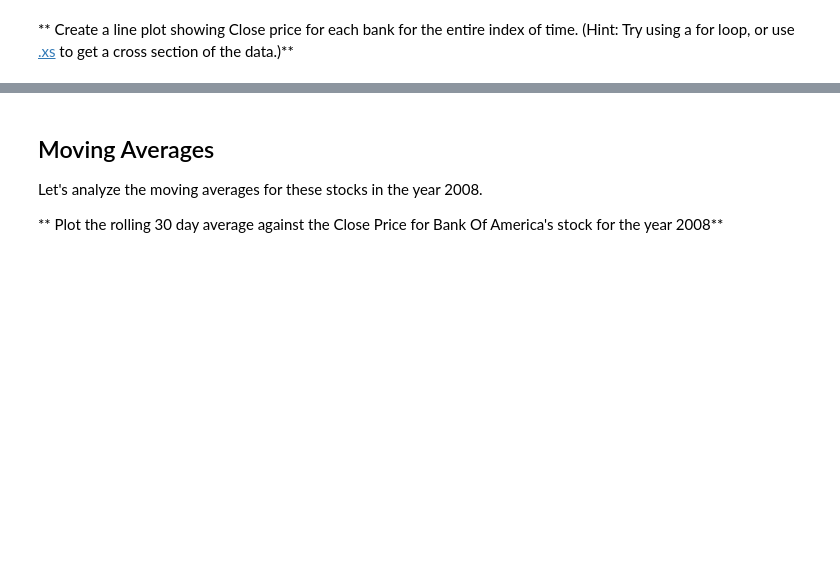
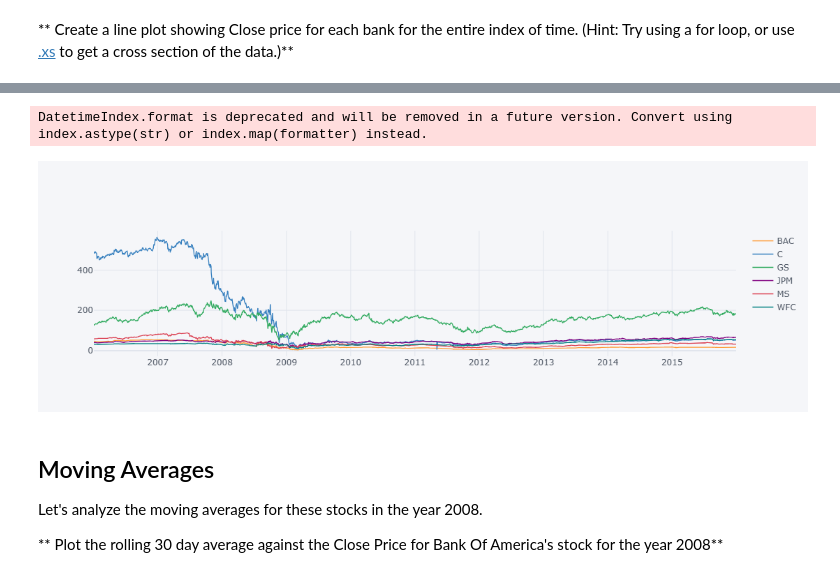
Before and after one commit to SpeedBird789/Data-Capstone-Project, a Jupyter notebook: Finance Project My Attempt.ipynb, the cells around one changed output, grey strips where cells are left out. Drawn from its saved outputs; the diff is of its cells as text; code cells hidden in the pictures; blank space fills up the shorter version.

```diff
--- a/Finance Project My Attempt.ipynb
+++ b/Finance Project My Attempt.ipynb
@@ -255,3 +257,9 @@ cf.go_offline()
+# %%
+# Using plotly
+bank_stocks.xs(key='Close',axis=1,level='Stock Info').iplot()
+# %% [output]
+DatetimeIndex.format is deprecated and will be removed in a future version. Convert using index.astype(str) or index.map(formatter) instead.
+[figure, added]
 # %% [markdown]
 ## Moving Averages
 
```
Also changed, not shown: parts of 14 cells of this notebook.
